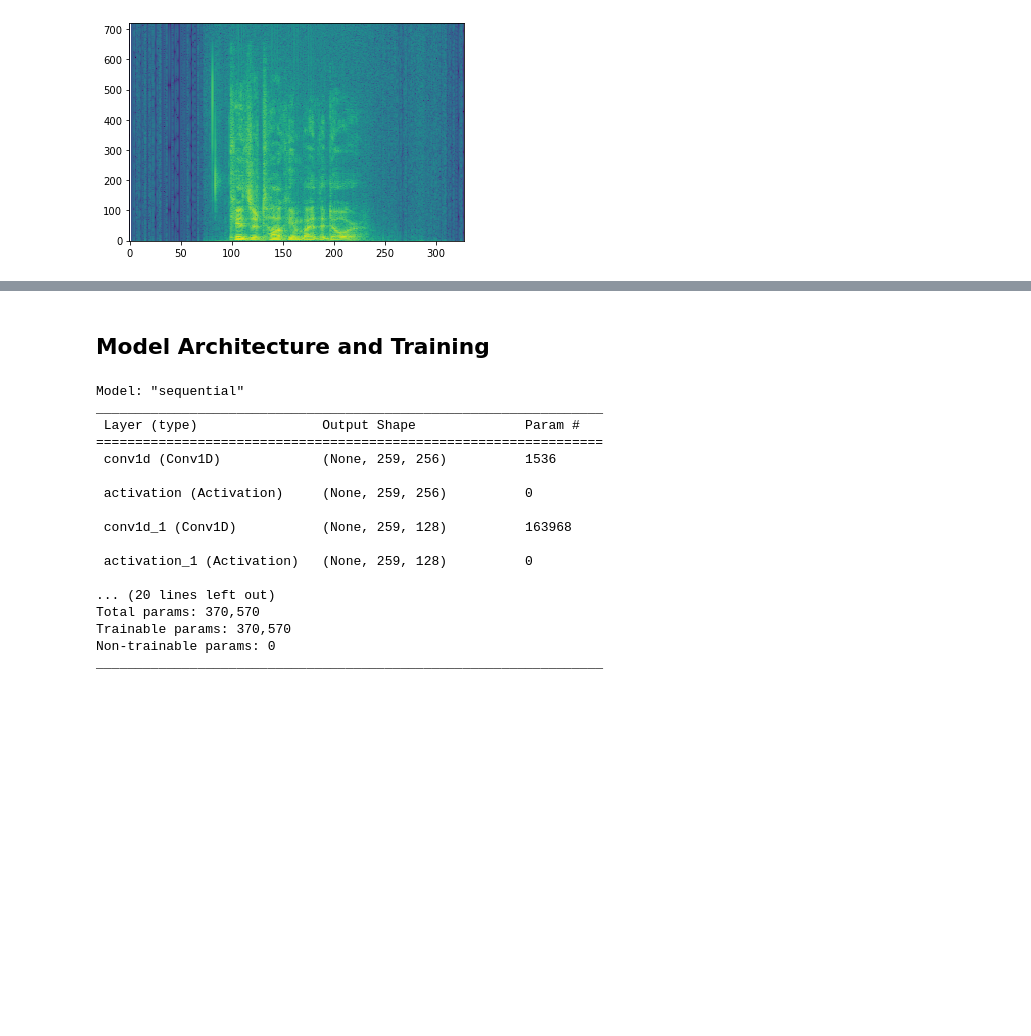
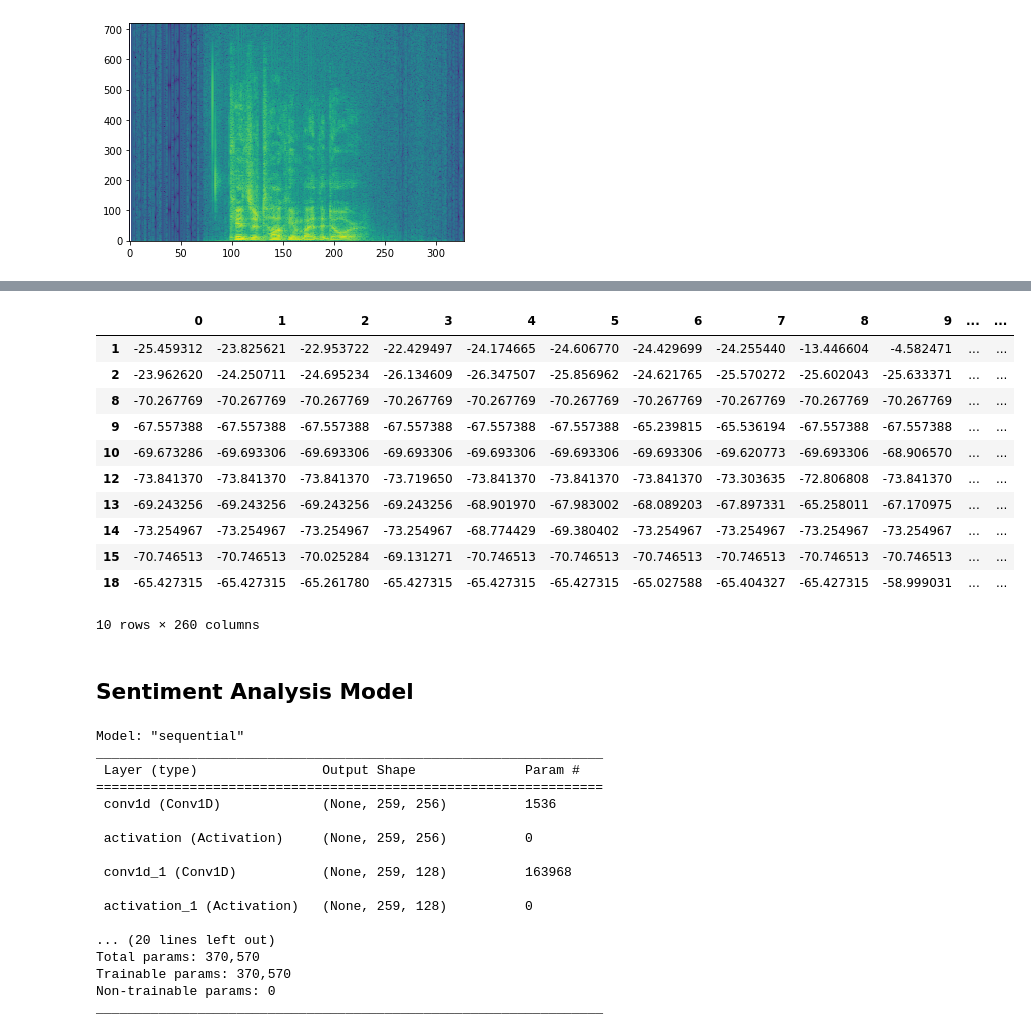
Before and after one commit to ertugrultaparci/Sentiment-Analysis-on-Voice-Anomalies-in-Telephone-Conversations, a Jupyter notebook: sentiment_analysis1.ipynb, the cells around one changed output, grey strips where cells are left out. Saved outputs shown, nothing was run; the diff lists cells and outputs as text; code cells hidden in the pictures; blank space fills up the shorter version.

```diff
--- a/sentiment_analysis1.ipynb
+++ b/sentiment_analysis1.ipynb
@@ -79,6 +138,21 @@ labelled_df = pd.concat([feature_df,df['emotion']], axis=1)
 df_cleaned = labelled_df.dropna(0)
 shuffled_df = df_cleaned.sample(frac=1).reset_index(drop=True)
 shuffled_df = shuffled_df.loc[~shuffled_df['emotion'].isin(['male_neutral', 'male_disgusted', 'male_surprised', 'female_neutral', 'female_disgusted', 'female_surprised'])]
+# %%
+df_cleaned[:10]
+# %% [output]
+|  | 0 | 1 | 2 | 3 | 4 | 5 | 6 | 7 | 8 | 9 | ... | ... |
+| 1 | -25.459312 | -23.825621 | -22.953722 | -22.429497 | -24.174665 | -24.606770 | -24.429699 | -24.255440 | -13.446604 | -4.582471 | ... | ... |
+| 2 | -23.962620 | -24.250711 | -24.695234 | -26.134609 | -26.347507 | -25.856962 | -24.621765 | -25.570272 | -25.602043 | -25.633371 | ... | ... |
+| 8 | -70.267769 | -70.267769 | -70.267769 | -70.267769 | -70.267769 | -70.267769 | -70.267769 | -70.267769 | -70.267769 | -70.267769 | ... | ... |
+| 9 | -67.557388 | -67.557388 | -67.557388 | -67.557388 | -67.557388 | -67.557388 | -65.239815 | -65.536194 | -67.557388 | -67.557388 | ... | ... |
+| 10 | -69.673286 | -69.693306 | -69.693306 | -69.693306 | -69.693306 | -69.693306 | -69.693306 | -69.620773 | -69.693306 | -68.906570 | ... | ... |
+| 12 | -73.841370 | -73.841370 | -73.841370 | -73.719650 | -73.841370 | -73.841370 | -73.841370 | -73.303635 | -72.806808 | -73.841370 | ... | ... |
+| 13 | -69.243256 | -69.243256 | -69.243256 | -69.243256 | -68.901970 | -67.983002 | -68.089203 | -67.897331 | -65.258011 | -67.170975 | ... | ... |
+| 14 | -73.254967 | -73.254967 | -73.254967 | -73.254967 | -68.774429 | -69.380402 | -73.254967 | -73.254967 | -73.254967 | -73.254967 | ... | ... |
+| 15 | -70.746513 | -70.746513 | -70.025284 | -69.131271 | -70.746513 | -70.746513 | -70.746513 | -70.746513 | -70.746513 | -70.746513 | ... | ... |
+| 18 | -65.427315 | -65.427315 | -65.261780 | -65.427315 | -65.427315 | -65.427315 | -65.027588 | -65.404327 | -65.427315 | -58.999031 | ... | ... |
+10 rows × 260 columns
 # %%
 X_train, X_test, y_train, y_test = train_test_split(shuffled_df.drop('emotion', axis =1), shuffled_df['emotion'], test_size=0.2, random_state=0, shuffle = True)
 # %%
@@ -90,7 +164,7 @@ np.save('label_classes.npy', lb.classes_)
 x_train_exp = np.expand_dims(X_train, axis=2)
 x_test_exp = np.expand_dims(X_test, axis=2)
 # %% [markdown]
-## Model Architecture and Training
+## Sentiment Analysis Model
 # %%
 model = Sequential()
 
```
Also changed, not shown: parts of 15 cells of this notebook, 1 other file.
